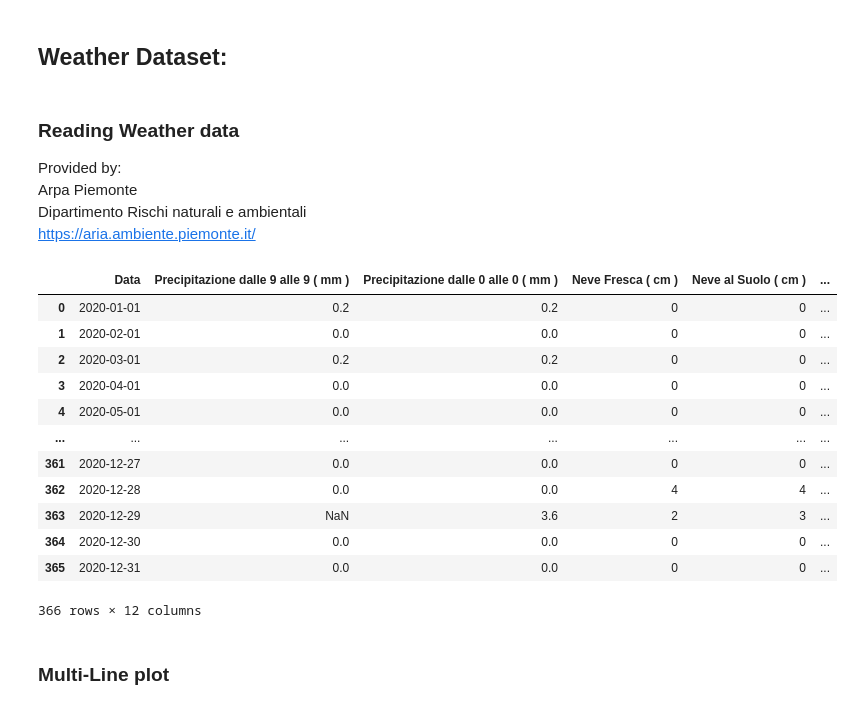
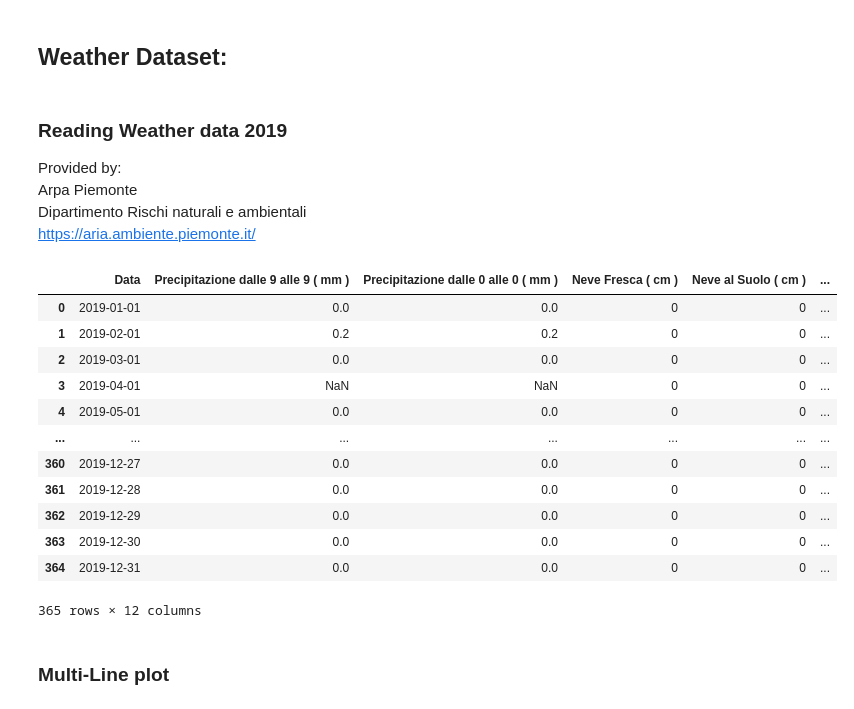
Before and after one commit to danielegerbaldo/Turin-Air-Quality-Comparison-Lockdown, a Jupyter notebook: Weather.ipynb, the cells around one changed output. Drawn from its saved outputs; the diff is of its cells as text; code cells hidden in the pictures.

```diff
--- a/Weather.ipynb
+++ b/Weather.ipynb
@@ -10,33 +10,33 @@ import matplotlib.dates as mdates
 from datetime import datetime
 import statistics
 # %% [markdown]
-### Reading Weather data
+### Reading Weather data 2019
 Provided by: <br>
 Arpa Piemonte <br>
 Dipartimento Rischi naturali e ambientali <br>
 https://aria.ambiente.piemonte.it/
 # %%
-path = 'data/Weather/TORINO_GIARDINI_REALI_giornalieri_2020.csv'
-to_gr_weather_data = pd.read_csv(path,  sep=';',parse_dates=['Data'])
+path = 'data/Weather/TORINO_GIARDINI_REALI_giornalieri_2019.csv'
+to_gr_weather_data_2019 = pd.read_csv(path,  sep=';',parse_dates=['Data'])
 #removing unamed column
-to_gr_weather_data = to_gr_weather_data.loc[:, ~to_gr_weather_data.columns.str.contains('^Unnamed')]
+to_gr_weather_data_2019 = to_gr_weather_data_2019.loc[:, ~to_gr_weather_data_2019.columns.str.contains('^Unnamed')]
 #Removing empty column
-to_gr_weather_data.dropna(how='all', axis=1, inplace=True)
-to_gr_weather_data
+to_gr_weather_data_2019.dropna(how='all', axis=1, inplace=True)
+to_gr_weather_data_2019
 # %% [output]
 |  | Data | Precipitazione dalle 9 alle 9 ( mm ) | Precipitazione dalle 0 alle 0 ( mm ) | Neve Fresca ( cm ) | Neve al Suolo ( cm ) | ... |
-| 0 | 2020-01-01 | 0.2 | 0.2 | 0 | 0 | ... |
-| 1 | 2020-02-01 | 0.0 | 0.0 | 0 | 0 | ... |
-| 2 | 2020-03-01 | 0.2 | 0.2 | 0 | 0 | ... |
-| 3 | 2020-04-01 | 0.0 | 0.0 | 0 | 0 | ... |
-| 4 | 2020-05-01 | 0.0 | 0.0 | 0 | 0 | ... |
+| 0 | 2019-01-01 | 0.0 | 0.0 | 0 | 0 | ... |
+| 1 | 2019-02-01 | 0.2 | 0.2 | 0 | 0 | ... |
+| 2 | 2019-03-01 | 0.0 | 0.0 | 0 | 0 | ... |
+| 3 | 2019-04-01 | NaN | NaN | 0 | 0 | ... |
+| 4 | 2019-05-01 | 0.0 | 0.0 | 0 | 0 | ... |
 | ... | ... | ... | ... | ... | ... | ... |
-| 361 | 2020-12-27 | 0.0 | 0.0 | 0 | 0 | ... |
-| 362 | 2020-12-28 | 0.0 | 0.0 | 4 | 4 | ... |
-| 363 | 2020-12-29 | NaN | 3.6 | 2 | 3 | ... |
-| 364 | 2020-12-30 | 0.0 | 0.0 | 0 | 0 | ... |
-| 365 | 2020-12-31 | 0.0 | 0.0 | 0 | 0 | ... |
+| 360 | 2019-12-27 | 0.0 | 0.0 | 0 | 0 | ... |
+| 361 | 2019-12-28 | 0.0 | 0.0 | 0 | 0 | ... |
+| 362 | 2019-12-29 | 0.0 | 0.0 | 0 | 0 | ... |
+| 363 | 2019-12-30 | 0.0 | 0.0 | 0 | 0 | ... |
+| 364 | 2019-12-31 | 0.0 | 0.0 | 0 | 0 | ... |
-366 rows × 12 columns
+365 rows × 12 columns
 # %% [markdown]
 ### Multi-Line plot
 # %%
```
Also changed, not shown: parts of 12 cells of this notebook, 1 other file.
